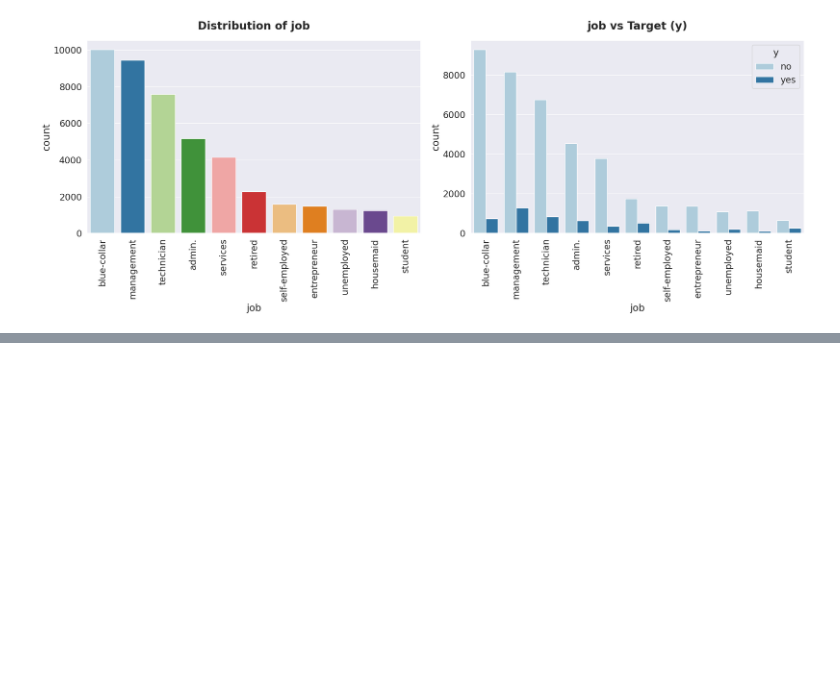
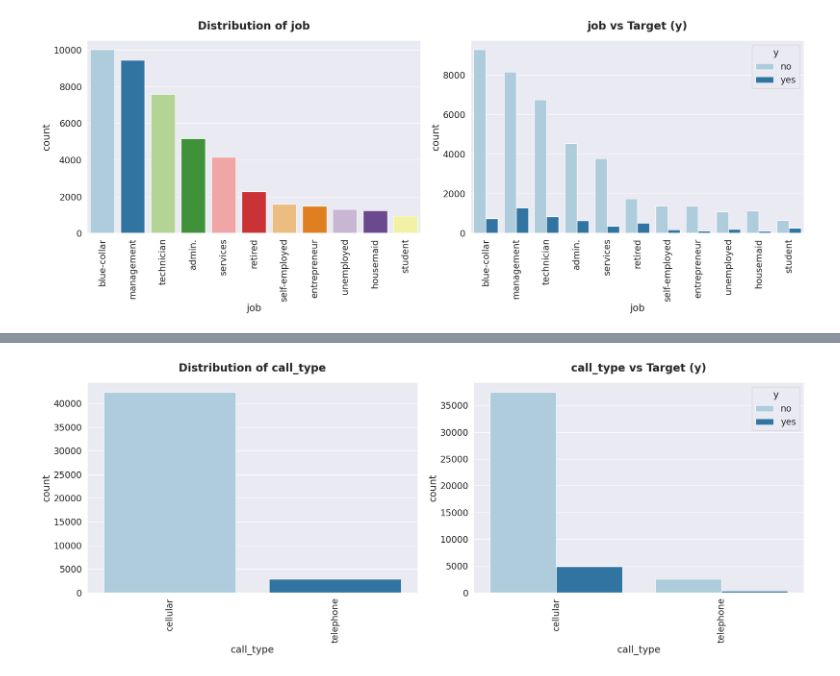
Before and after one commit to ShreeKeshavan/Client_Conversion_Prediction, a Jupyter notebook: Customer_Conversion_Prediction.ipynb, the cells around one changed output, grey strips where cells are left out. Drawn from its saved outputs; the diff is of its cells as text; code cells hidden in the pictures; blank space fills up the shorter version.

```diff
--- a/Customer_Conversion_Prediction.ipynb
+++ b/Customer_Conversion_Prediction.ipynb
@@ -467,0 +477,4 @@ categorical_features('job')
+# %%
+categorical_features('call_type')
+# %% [output]
+[figure, added]
```
Also changed, not shown: parts of 4 cells of this notebook.
